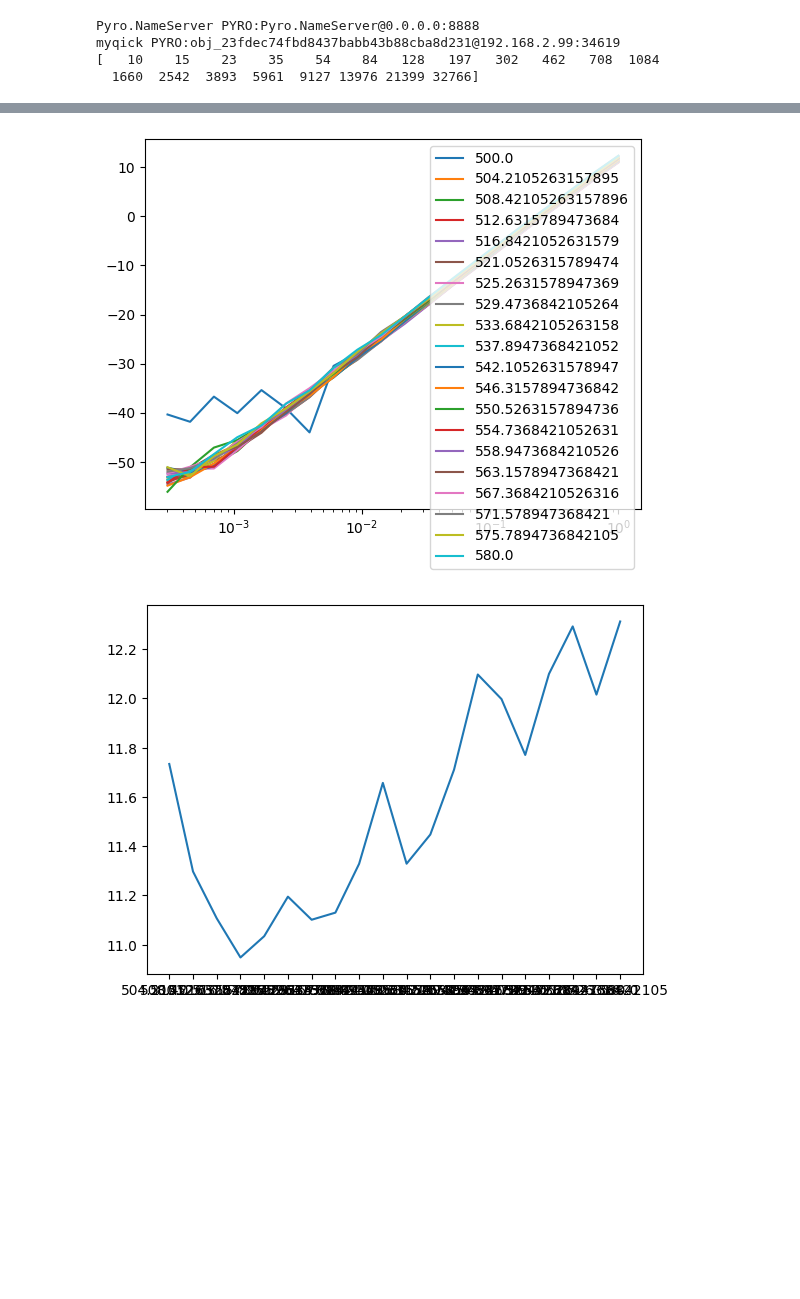
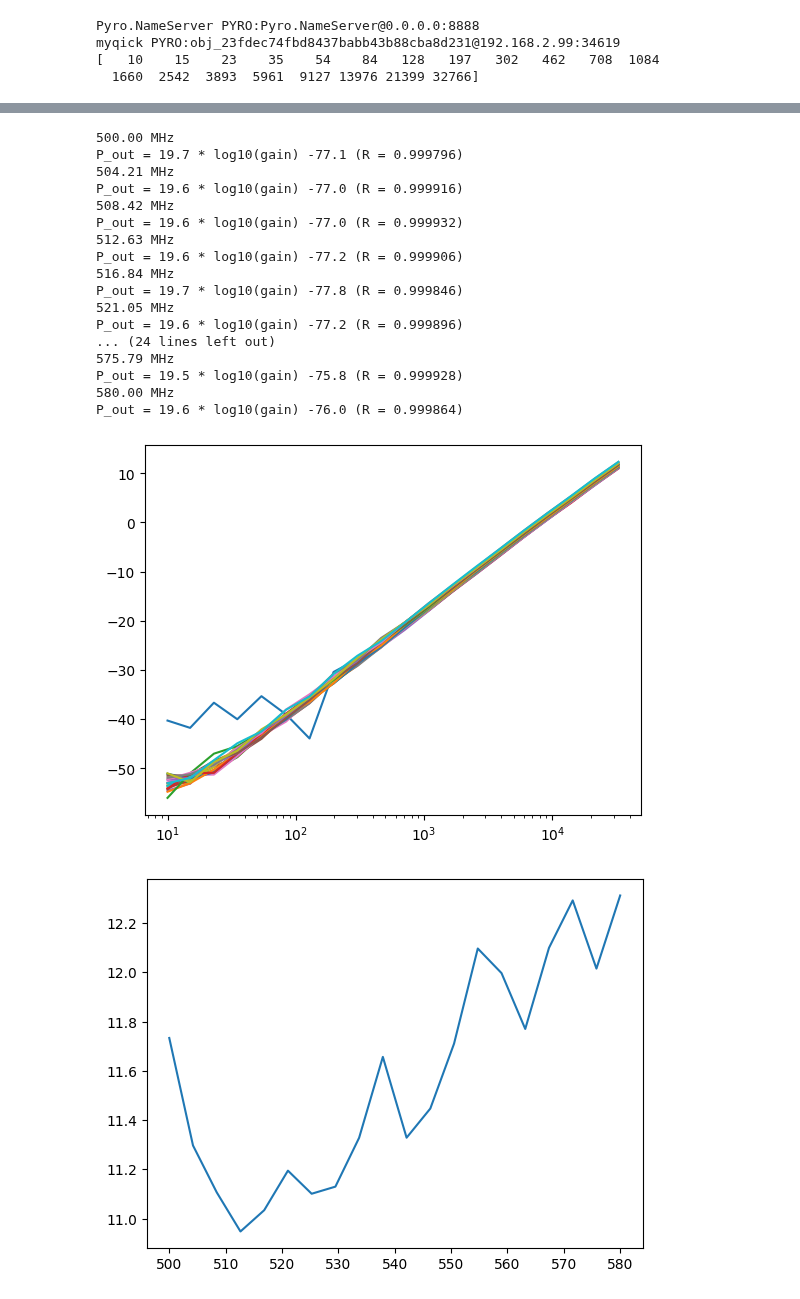
Before and after one commit to alexist2623/PulseGenerator, a Jupyter notebook: QickSetup/Examples/GainPowerMap.ipynb, the cells around one changed output, grey strips where cells are left out. Saved outputs shown, nothing was run; the diff lists cells and outputs as text; code cells hidden in the pictures; blank space fills up the shorter version.

```diff
--- a/QickSetup/Examples/GainPowerMap.ipynb
+++ b/QickSetup/Examples/GainPowerMap.ipynb
@@ -266,30 +267,67 @@ for att2 in attenuations:
 # %%
 import json
 import matplotlib.pyplot as plt
+import numpy as np
+from scipy import stats
 
 plt.figure()
 att1 = 0
 att2 = 0.0
-file_name = f"pwr_map_{att1}dB_{att2}dB.json"
+file_name = f"../PowerGainMap/pwr_map_{att1}dB_{att2}dB.json"
 with open(file_name, "r", encoding = "utf-8") as f:
     data = json.load(f)
 
-frequencies = data.keys()
+frequencies = list(data.keys())
+frequencies = [float(x) for x in frequencies]
 
 for freq in frequencies:
     gain = data[str(freq)].keys()
-    gain = [float(x)/2**15 for x in gain]
-    pwr = data[str(freq)].values()
+    gain = [float(x) for x in gain]
+    pwr = list(data[str(freq)].values())
+    slope, intercept, r_value, p_value, std_err = stats.linregress(np.log10(gain[10:]), pwr[10:])
+    print("{:.2f} MHz".format(freq))
+    print("P_out = {:.1f} * log10(gain) {:.1f} (R = {:3f})".format(slope, intercept, r_value))
     plt.plot(gain, pwr, label = freq)
 plt.xscale("log")
-plt.legend()
 plt.show()
 
 pwr = []
 for freq in frequencies:
     pwr.append(list(data[str(freq)].values())[-1])
 plt.plot(frequencies, pwr)
 plt.show()
+
+plt.figure()
+
+attenuations = np.linspace(0, 31.5, 8)
+
+for freq in frequencies:
+    pwr = []
+    for att in attenuations:
+        att1 = 0
+        file_name = f"../PowerGainMap/pwr_map_{att1}dB_{att}dB.json"
+        with open(file_name, "r", encoding = "utf-8") as f:
+            data = json.load(f)
+        pwr.append(list(data[str(freq)].values())[-1])
+    plt.plot(attenuations, pwr)
+plt.show()
 # %% [output]
+500.00 MHz
+P_out = 19.7 * log10(gain) -77.1 (R = 0.999796)
+504.21 MHz
+P_out = 19.6 * log10(gain) -77.0 (R = 0.999916)
+508.42 MHz
+P_out = 19.6 * log10(gain) -77.0 (R = 0.999932)
+512.63 MHz
+P_out = 19.6 * log10(gain) -77.2 (R = 0.999906)
+516.84 MHz
+P_out = 19.7 * log10(gain) -77.8 (R = 0.999846)
+521.05 MHz
+P_out = 19.6 * log10(gain) -77.2 (R = 0.999896)
+... (24 lines left out)
+575.79 MHz
+P_out = 19.5 * log10(gain) -75.8 (R = 0.999928)
+580.00 MHz
+P_out = 19.6 * log10(gain) -76.0 (R = 0.999864)
-[figure, old version]
+[figure, new version]
-[figure, old version]
+[figure, new version]
```
Also changed, not shown: parts of 2 cells of this notebook, 5 other files.
